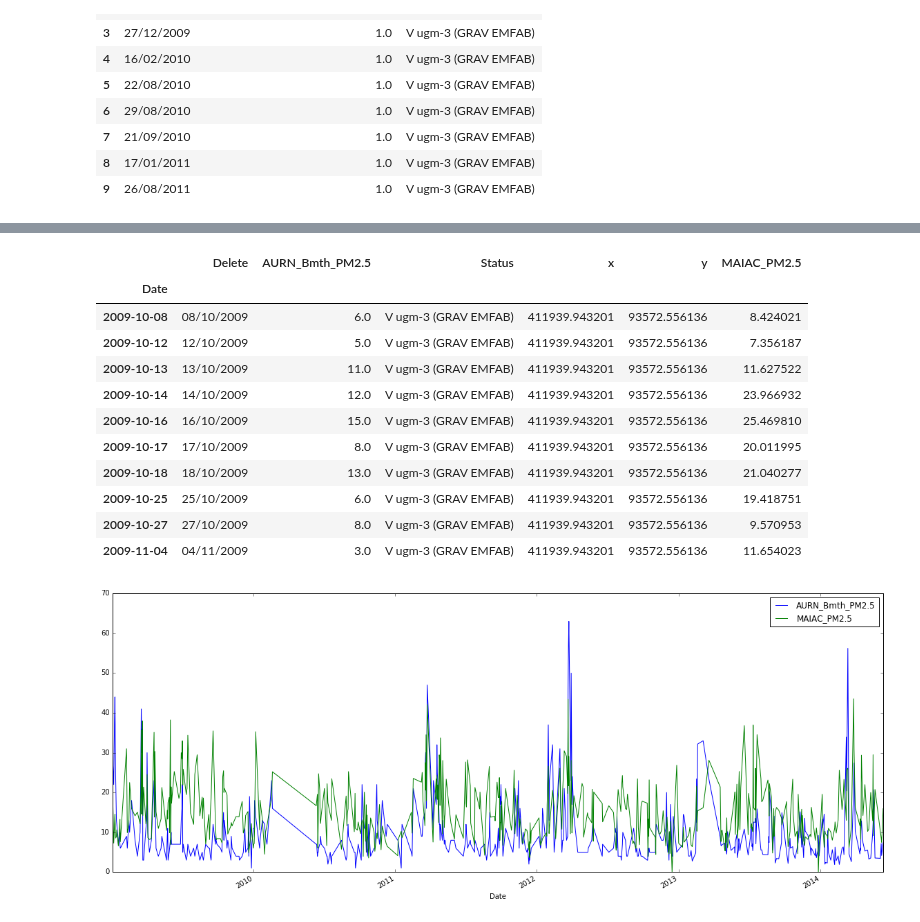
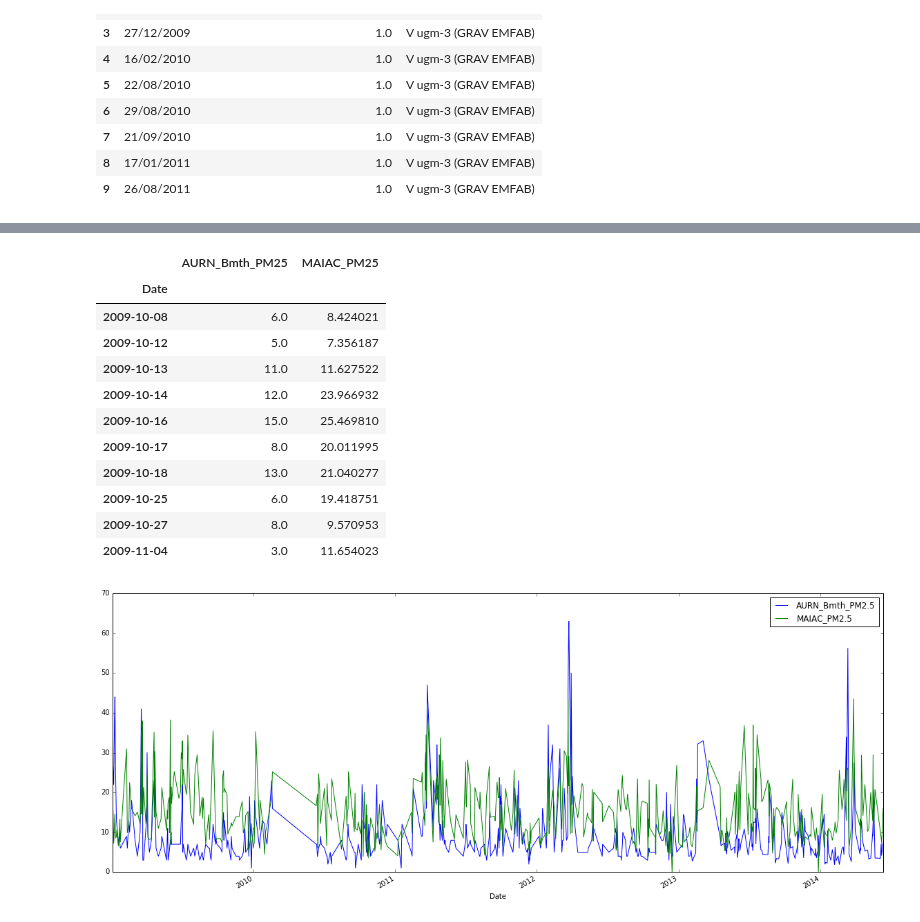
Before and after one commit to annalisasheehan/masters, a Jupyter notebook: AURN_Validation.ipynb, the cells around one changed output, grey strips where cells are left out. Drawn from its saved outputs; the diff is of its cells as text; code cells hidden in the pictures.

```diff
--- a/AURN_Validation.ipynb
+++ b/AURN_Validation.ipynb
@@ -361,21 +382,21 @@ timestamp
 2012-03-24    63.00
 Name: PM2.5 particulate matter (Daily measured), dtype: float64
 # %%
-result = pd.merge(AURN_Bmth, MAIAC_Bmth, left_index=True, right_index=True).reset_index().rename(columns={'data':'MAIAC_PM2.5', 'index':'Date', 'Date':'Delete',
-                                                                                                          'PM2.5 particulate matter (Daily measured)':'AURN_Bmth_PM2.5'})
+Bmth_result = pd.merge(AURN_Bmth, MAIAC_Bmth, left_index=True, right_index=True).reset_index().rename(columns={'data':'MAIAC_PM25', 'index':'Date', 'Date':'Delete',
+                                                                                                          'PM2.5 particulate matter (Daily measured)':'AURN_Bmth_PM25'})
 # %%
-result[:10]
+Bmth_result[:10]
 # %% [output]
-|  | Delete | AURN_Bmth_PM2.5 | Status | x | y | MAIAC_PM2.5 |
-| Date |  |  |  |  |  |  |
-| 2009-10-08 | 08/10/2009 | 6.0 | V ugm-3 (GRAV EMFAB) | 411939.943201 | 93572.556136 | 8.424021 |
-| 2009-10-12 | 12/10/2009 | 5.0 | V ugm-3 (GRAV EMFAB) | 411939.943201 | 93572.556136 | 7.356187 |
-| 2009-10-13 | 13/10/2009 | 11.0 | V ugm-3 (GRAV EMFAB) | 411939.943201 | 93572.556136 | 11.627522 |
-| 2009-10-14 | 14/10/2009 | 12.0 | V ugm-3 (GRAV EMFAB) | 411939.943201 | 93572.556136 | 23.966932 |
-| 2009-10-16 | 16/10/2009 | 15.0 | V ugm-3 (GRAV EMFAB) | 411939.943201 | 93572.556136 | 25.469810 |
-| 2009-10-17 | 17/10/2009 | 8.0 | V ugm-3 (GRAV EMFAB) | 411939.943201 | 93572.556136 | 20.011995 |
-| 2009-10-18 | 18/10/2009 | 13.0 | V ugm-3 (GRAV EMFAB) | 411939.943201 | 93572.556136 | 21.040277 |
-| 2009-10-25 | 25/10/2009 | 6.0 | V ugm-3 (GRAV EMFAB) | 411939.943201 | 93572.556136 | 19.418751 |
-| 2009-10-27 | 27/10/2009 | 8.0 | V ugm-3 (GRAV EMFAB) | 411939.943201 | 93572.556136 | 9.570953 |
-| 2009-11-04 | 04/11/2009 | 3.0 | V ugm-3 (GRAV EMFAB) | 411939.943201 | 93572.556136 | 11.654023 |
+|  | AURN_Bmth_PM25 | MAIAC_PM25 |
+| Date |  |  |
+| 2009-10-08 | 6.0 | 8.424021 |
+| 2009-10-12 | 5.0 | 7.356187 |
+| 2009-10-13 | 11.0 | 11.627522 |
+| 2009-10-14 | 12.0 | 23.966932 |
+| 2009-10-16 | 15.0 | 25.469810 |
+| 2009-10-17 | 8.0 | 20.011995 |
+| 2009-10-18 | 13.0 | 21.040277 |
+| 2009-10-25 | 6.0 | 19.418751 |
+| 2009-10-27 | 8.0 | 9.570953 |
+| 2009-11-04 | 3.0 | 11.654023 |
 # %%
```
Also changed, not shown: parts of 43 cells of this notebook.
